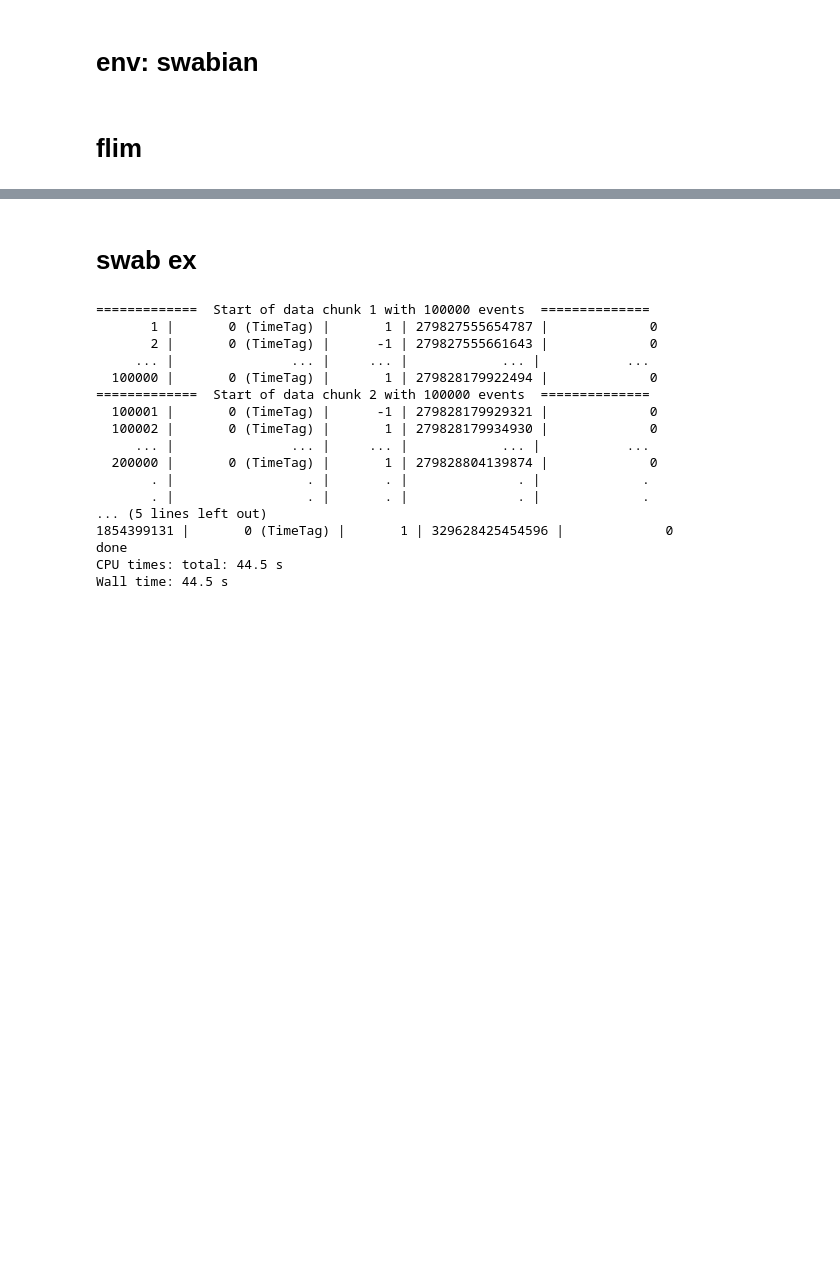
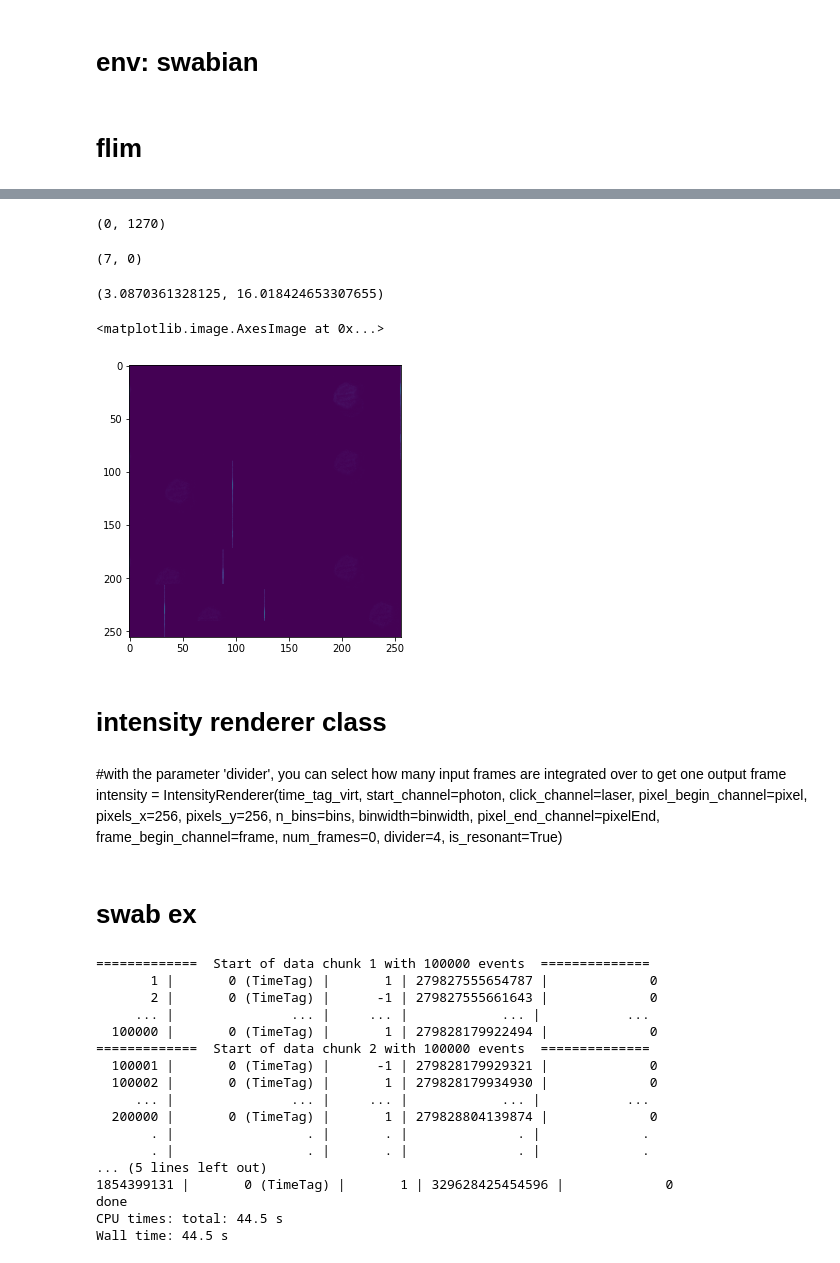
Before and after one commit to PriyaMulla/dashboardsforMM, a Jupyter notebook: 20230606_swabian-try.ipynb, the cells around one changed output, grey strips where cells are left out. Saved outputs shown, nothing was run; the diff lists cells and outputs as text; code cells hidden in the pictures; blank space fills up the shorter version.

```diff
--- a/20230606_swabian-try.ipynb
+++ b/20230606_swabian-try.ipynb
@@ -35,3 +93,3 @@ print(rate.getData())
 # %%
-flim1 = Flim(time_tag_virt, start_channel=laser, click_channel=click1, pixel_begin_channel=pixel, n_pixels=xDim*yDim,
-             n_bins=bins, binwidth=binwidth, frame_begin_channel=frame, finish_after_outputframe=total_frames, n_frame_average=1)
+flim = Flim(time_tag_virt, start_channel=photon, click_channel=laser, pixel_begin_channel=pixel, n_pixels=n_pixel*n_pixel,
+             n_bins=bins, binwidth=binwidth, frame_begin_channel=frame)
@@ -37,0 +110,2 @@ flim1 = Flim(time_tag_virt, start_channel=laser, click_channel=click1, pixel_beg
+# %%
+flim_frames = flim.getSummedFrames()
@@ -37,0 +126,5 @@ flim1 = Flim(time_tag_virt, start_channel=laser, click_channel=click1, pixel_beg
+# %%
+flim_2d = flim_frames.reshape(256,256,256)
+# %%
+flim_minus_last = flim_2d[:,:,:].sum(2)
+flim_minus_last.shape
@@ -38,3 +143,28 @@ flim1 = Flim(time_tag_virt, start_channel=laser, click_channel=click1, pixel_beg
+# %%
+flim_minus_last.min(), flim_minus_last.max()
+# %% [output]
+(0, 1270)
+# %%
+flim_minus_last.argmin(), flim_minus_last.argmax()
+# %% [output]
+(7, 0)
+# %%
+flim_minus_last.mean(), flim_minus_last.std()
+# %% [output]
+(3.0870361328125, 16.018424653307655)
+# %%
+#rcParams['figure.figsize'] = [10,10]
+figure(figsize=[5,5])
+imshow(flim_minus_last)
+# %% [output]
+<matplotlib.image.AxesImage at 0x...>
+[figure, added]
+# %% [markdown]
+# intensity renderer class
+# %% [markdown]
+#with the parameter 'divider', you can select how many input frames are integrated over to get one output frame
+intensity = IntensityRenderer(time_tag_virt, start_channel=photon, click_channel=laser, pixel_begin_channel=pixel, pixels_x=256, pixels_y=256,
+                              n_bins=bins, binwidth=binwidth, pixel_end_channel=pixelEnd, frame_begin_channel=frame, num_frames=0, divider=4, is_resonant=True)
 # %% [markdown]
 # swab ex
 # %%
```
Also changed, not shown: parts of 32 cells of this notebook.
